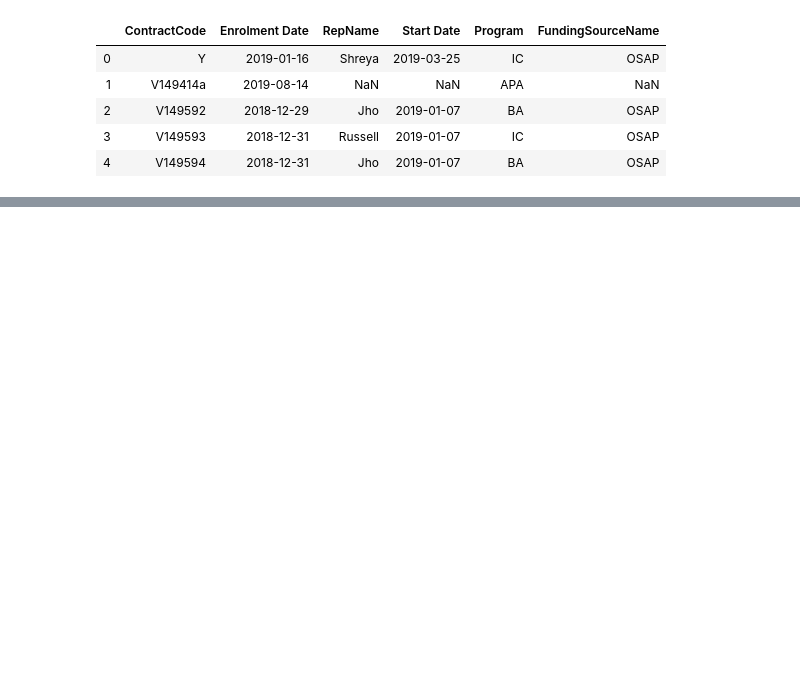
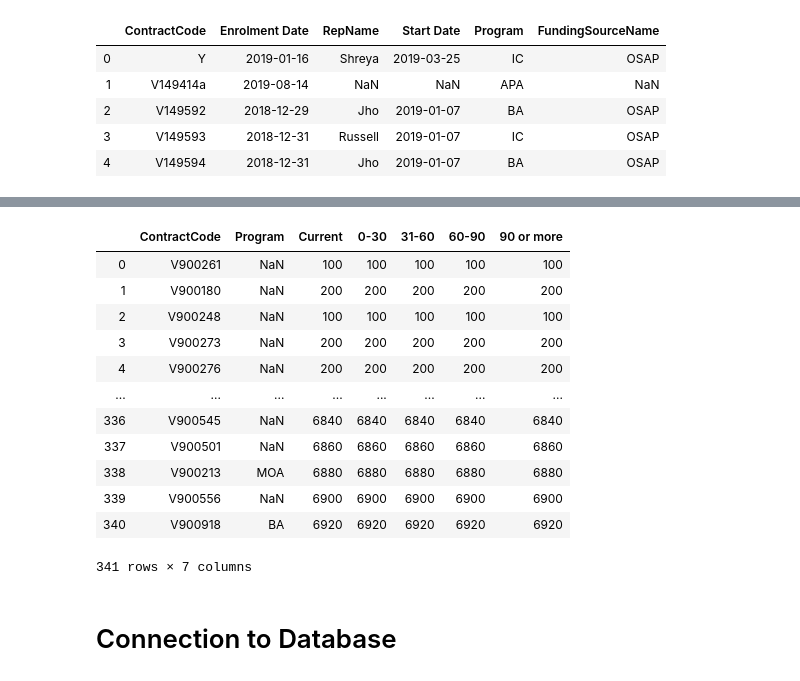
Before and after one commit to rajshruti/final-project, a Jupyter notebook: Data Cleaning/Master_Code.ipynb, the cells around one changed output, grey strips where cells are left out. Saved outputs shown, nothing was run; the diff lists cells and outputs as text; code cells hidden in the pictures; blank space fills up the shorter version.

```diff
--- a/Data Cleaning/Master_Code.ipynb
+++ b/Data Cleaning/Master_Code.ipynb
@@ -236,3 +465,45 @@ Masters.head()
+# %%
+# Rename the columns in df3
+
+FIN_df3 = FIN_df3.rename(columns={" Current ": "Current", " 0-30 ":"0-30", " 31-60 ":"31-60", " 60-90 ": "60-90", " 90 or more ":"90 or more"})
+# %%
+# Remove , from column values in df3
+
+FIN_df3['Current'] = FIN_df3['Current'].str.replace(',', '')
+FIN_df3['0-30'] = FIN_df3['0-30'].str.replace(',', '')
+FIN_df3['31-60'] = FIN_df3['31-60'].str.replace(',', '')
+FIN_df3['60-90'] = FIN_df3['60-90'].str.replace(',', '')
+FIN_df3['90 or more'] = FIN_df3['90 or more'].str.replace(',', '')
+# %%
+# Convert columns to numeric in df3
+
+FIN_df3['Current'] = pd.to_numeric(FIN_df3['Current'])
+FIN_df3['0-30'] = pd.to_numeric(FIN_df3['0-30'])
+FIN_df3['31-60'] = pd.to_numeric(FIN_df3['31-60'])
+FIN_df3['60-90'] = pd.to_numeric(FIN_df3['60-90'])
+FIN_df3['90 or more'] = pd.to_numeric(FIN_df3['90 or more'])
+# %%
+# Drop Column Sr. No.
+
+FIN_df3 = FIN_df3.drop(['Sr. No'], axis=1)
+# %%
+FIN_df3
+# %% [output]
+|  | ContractCode | Program | Current | 0-30 | 31-60 | 60-90 | 90 or more |
+| 0 | V900261 | NaN | 100 | 100 | 100 | 100 | 100 |
+| 1 | V900180 | NaN | 200 | 200 | 200 | 200 | 200 |
+| 2 | V900248 | NaN | 100 | 100 | 100 | 100 | 100 |
+| 3 | V900273 | NaN | 200 | 200 | 200 | 200 | 200 |
+| 4 | V900276 | NaN | 200 | 200 | 200 | 200 | 200 |
+| ... | ... | ... | ... | ... | ... | ... | ... |
+| 336 | V900545 | NaN | 6840 | 6840 | 6840 | 6840 | 6840 |
+| 337 | V900501 | NaN | 6860 | 6860 | 6860 | 6860 | 6860 |
+| 338 | V900213 | MOA | 6880 | 6880 | 6880 | 6880 | 6880 |
+| 339 | V900556 | NaN | 6900 | 6900 | 6900 | 6900 | 6900 |
+| 340 | V900918 | BA | 6920 | 6920 | 6920 | 6920 | 6920 |
+341 rows × 7 columns
+# %% [markdown]
+# Connection to Database
 # %%
 # Connect to database
 connection = "postgres:root123@localhost:5432/admissions"
```
Also changed, not shown: parts of 35 cells of this notebook, 1 other file.
